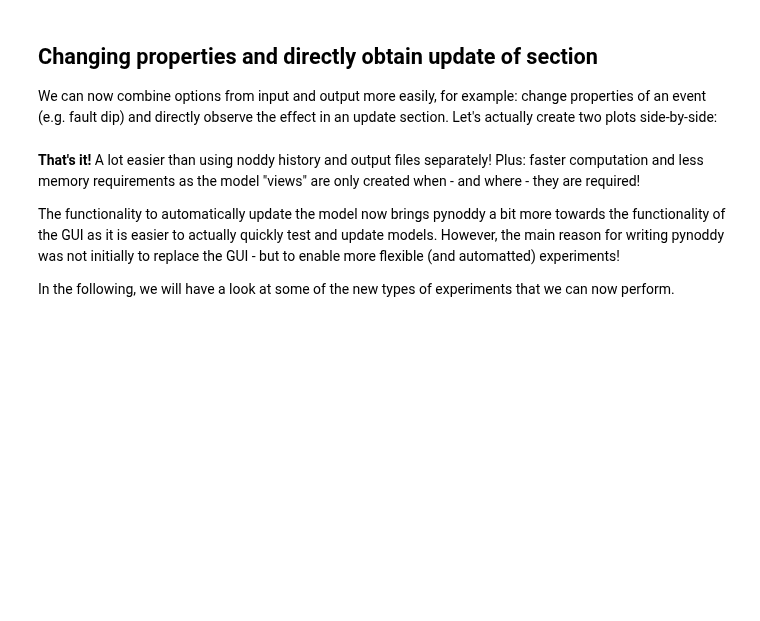
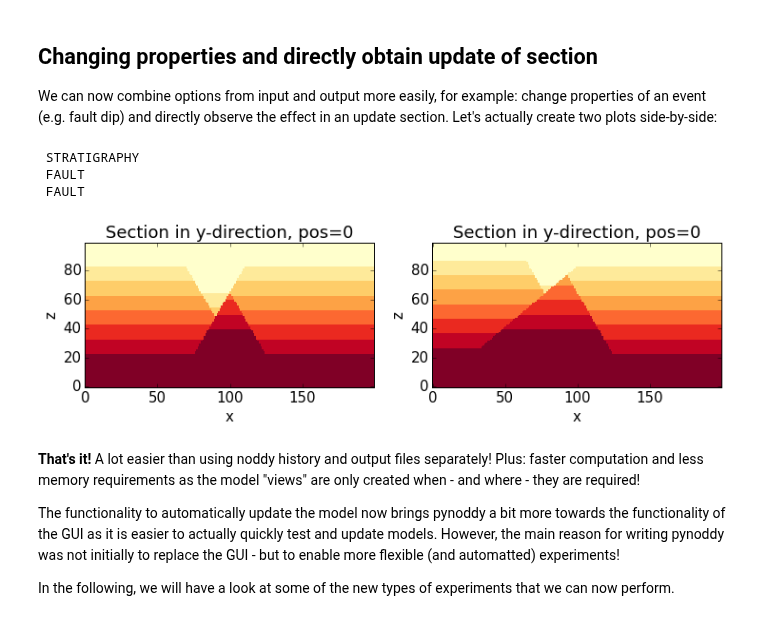
Before and after one commit to cgre-aachen/pynoddy, a Jupyter notebook: docs/notebooks/8-Experiments.ipynb, the cells around one changed output. Saved outputs shown, nothing was run; the diff lists cells and outputs as text; code cells hidden in the pictures; blank space fills up the shorter version.

```diff
--- a/docs/notebooks/8-Experiments.ipynb
+++ b/docs/notebooks/8-Experiments.ipynb
@@ -52,21 +54,26 @@ We can now combine options from input and output more easily, for example: chang
 # %%
 reload(pynoddy.experiment)
 
 # Start again with the original model
 his_filename = "two_faults_sensi.his"
-ex1 = pynoddy.experiment.Experiment(his_file = his_filename)
+ex1 = pynoddy.experiment.Experiment(history = his_filename)
 
 fig = plt.figure(figsize = (12,6))
 # first, create a figure of the original model section:
 ax1 = fig.add_subplot(121)
 ex1.plot_section(ax = ax1, colorbar = False)
 
 # now, let's change the fault dip of event 2:
 ex1.events[3].properties['Dip'] = 40
 
 # Then, update the plot:
 ax2 = fig.add_subplot(122)
 ex1.plot_section(ax = ax2, colorbar = False)
+# %% [output]
+ STRATIGRAPHY
+ FAULT
+ FAULT
+[figure, added]
 # %% [markdown]
 **That's it!** A lot easier than using noddy history and output files separately! Plus: faster computation and less memory requirements as the model "views" are only created when - and where - they are required!
 
```
Also changed, not shown: parts of 17 cells of this notebook.
